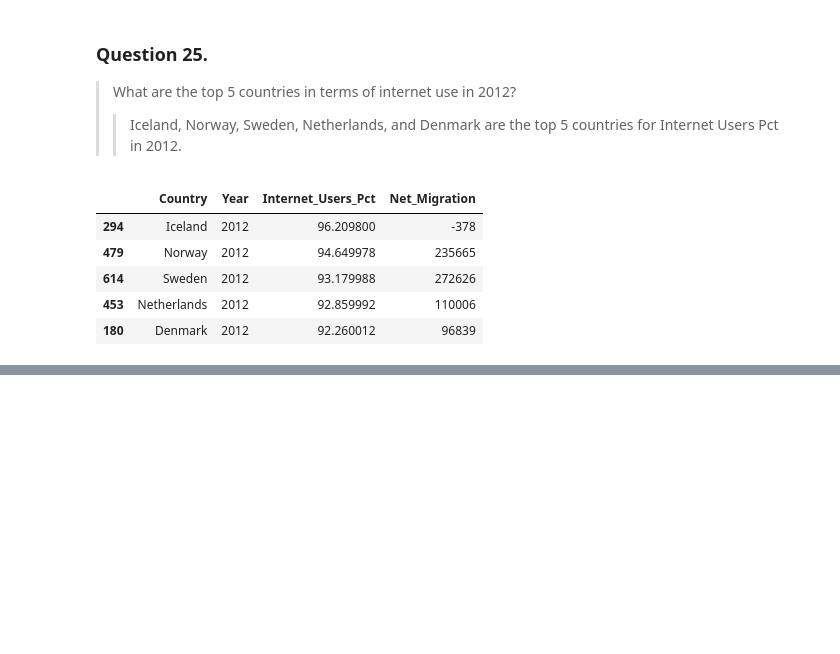
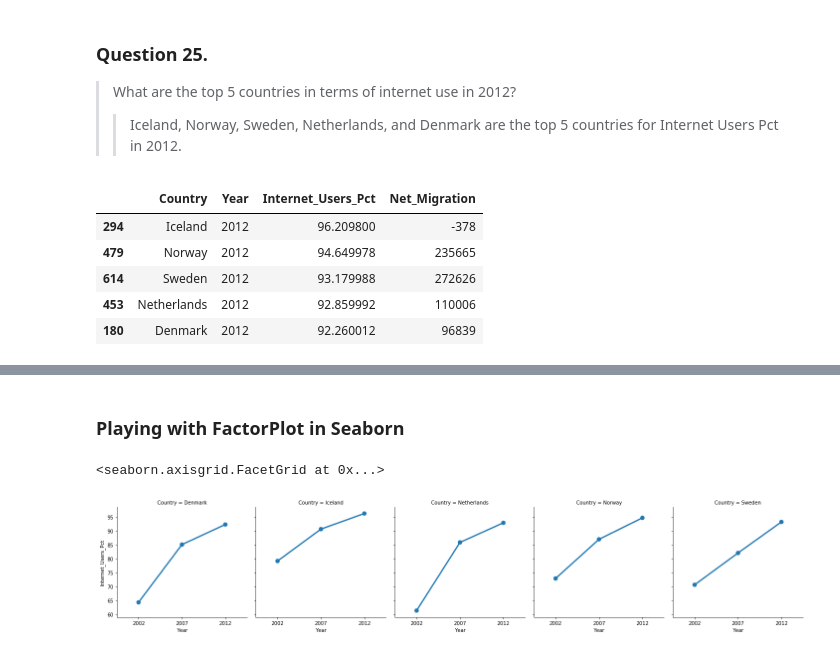
Before and after one commit to DataScienceBS/data-question-1-DataScienceBS, a Jupyter notebook: DS_Q1_attempt3.ipynb, the cells around one changed output, grey strips where cells are left out. Drawn from its saved outputs; the diff is of its cells as text; code cells hidden in the pictures; blank space fills up the shorter version.

```diff
--- a/DS_Q1_attempt3.ipynb
+++ b/DS_Q1_attempt3.ipynb
@@ -124,0 +131,3 @@ subset_3yrs = ['2002','2007','2012']
+# %%
+yr3_df = df_merge.loc[df_merge['Year'].isin([2002,2007,2012])]
+print(yr3_df.head())
@@ -307,0 +341,5 @@ df_2012.sort_values('Internet_Users_Pct', ascending=False).head(n=5)
+# %%
+country_list = np.array(df_2012.sort_values('Internet_Users_Pct', ascending=False).head(n=5))
+
+top_5_internet = yr3_df.loc[yr3_df['Country'].isin(country_list[:,0])]
+print(top_5_internet)
@@ -307,0 +363,8 @@ df_2012.sort_values('Internet_Users_Pct', ascending=False).head(n=5)
+# %% [markdown]
+### Playing with FactorPlot in Seaborn
+# %%
+import seaborn as sns
+sns.factorplot(data=top_5_internet,x="Year",y="Internet_Users_Pct", col="Country")
+# %% [output]
+<seaborn.axisgrid.FacetGrid at 0x...>
+[figure, added]
```
Also changed, not shown: parts of 24 cells of this notebook.
